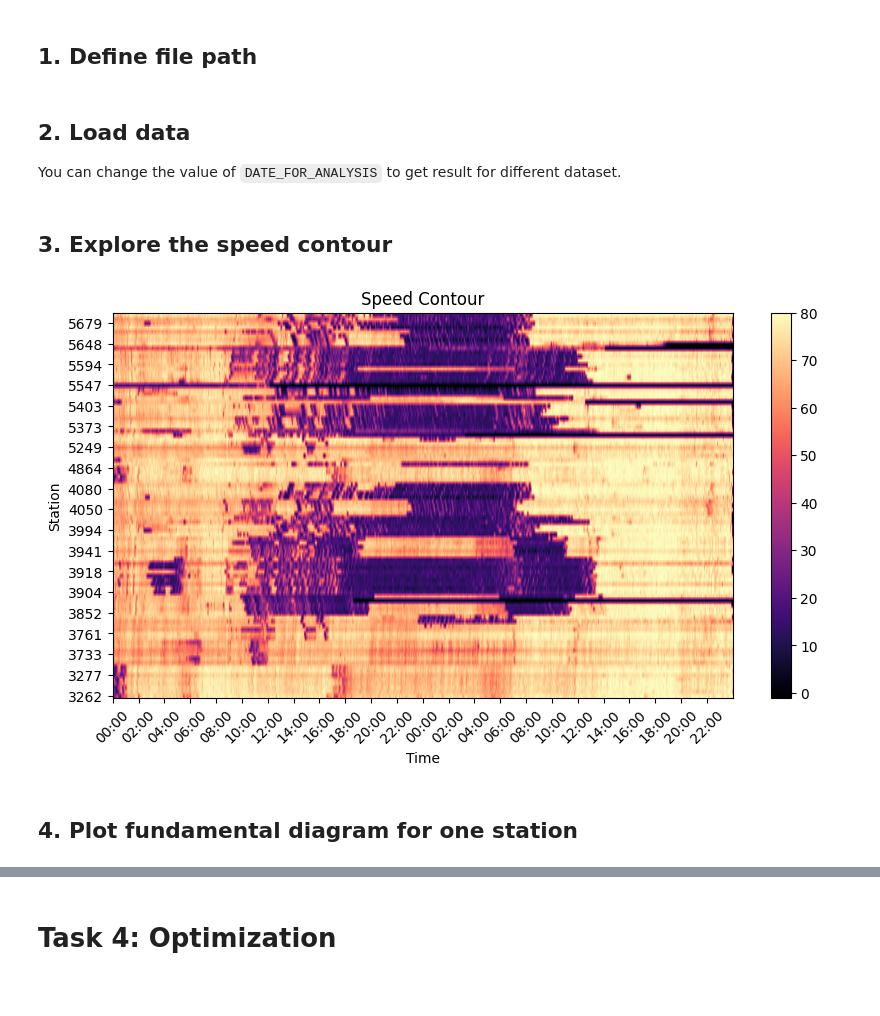
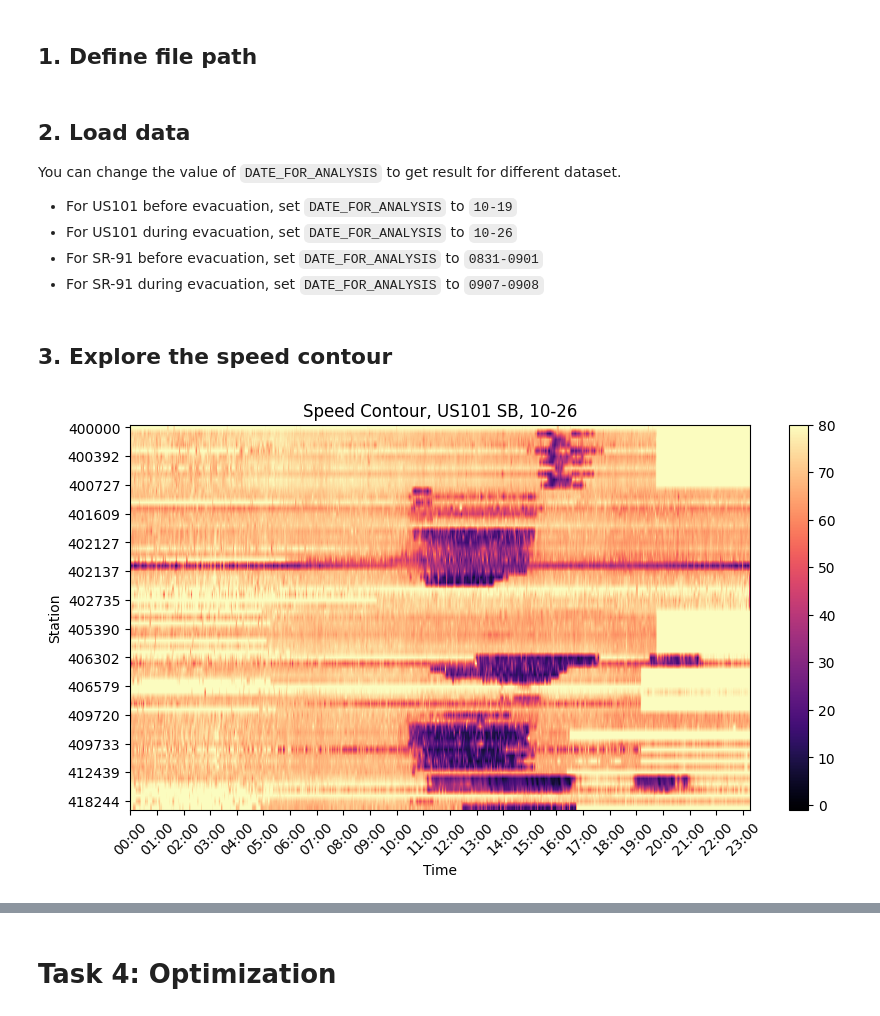
Before and after one commit to jingxuehan0707/ce593, a Jupyter notebook: project_task_03.ipynb, the cells around one changed output, grey strips where cells are left out. Drawn from its saved outputs; the diff is of its cells as text; code cells hidden in the pictures.

```diff
--- a/project_task_03.ipynb
+++ b/project_task_03.ipynb
@@ -36,6 +36,11 @@ v_fitted_0907_0908_path = "SR_91_Bottleneck_B_150-200/v_fitted_0907-0908.csv"
 ## 2. Load data
 
 You can change the value of `DATE_FOR_ANALYSIS` to get result for different dataset.
+
+* For US101 before evacuation, set `DATE_FOR_ANALYSIS` to `10-19`
+* For US101 during evacuation, set `DATE_FOR_ANALYSIS` to `10-26`
+* For SR-91 before evacuation, set `DATE_FOR_ANALYSIS` to `0831-0901`
+* For SR-91 during evacuation, set `DATE_FOR_ANALYSIS` to `0907-0908`
 # %%
 # US101SB
 # 10-19
@@ -58,8 +63,10 @@ speed_contour_0907_0908 = pd.read_csv(speed_contour_0907_0908_path)
 density_contour_0907_0908 = pd.read_csv(density_contour_0907_0908_path)
 
 # Speed Contour for analysis
-# DATE_FOR_ANALYSIS = "10-26"
-DATE_FOR_ANALYSIS = "0907-0908"
+DATE_FOR_ANALYSIS = "10-26"
+# DATE_FOR_ANALYSIS = "10-19"
+# DATE_FOR_ANALYSIS = "0907-0908"
+# DATE_FOR_ANALYSIS = "0831-0901"
 if DATE_FOR_ANALYSIS == "10-19":
     speed_contour = speed_contour_10_19
     volume_contour = volume_contour_10_19
@@ -96,30 +104,43 @@ stations = [col for col in speed_contour.columns
             if ((speed_contour[col] < SPEED_JAMMED) & (speed_contour[col] > 0)).any()]
 speed_contour_jammed = speed_contour[stations]
 # %%
+dates = speed_contour_jammed.index
+
 # Plot the speed contour as heatmap, date as x-axis, stations as y-axis, cell value as color (speed)
 plt.figure(figsize=(10, 5))
-plt.imshow(speed_contour_jammed.T, aspect='auto', cmap='magma', origin='lower', interpolation='bilinear')
 
-# Generate hourly labels
-dates = speed_contour_jammed.index
-if DATE_FOR_ANALYSIS in ["10-19", "10-26"]:
+# Determine the time range and labels based on the date for analysis
+if DATE_FOR_ANALYSIS in ["10-19", "10-26"]:  # 24 hours for US101SB
+    plt.imshow(speed_contour_jammed.T, aspect='auto', cmap='magma', origin='upper', interpolation='bilinear')
     hourly_labels = pd.date_range(start='00:00:00', end='23:59:00', freq='H')
-elif DATE_FOR_ANALYSIS in ["0831-0901", "0907-0908"]:
+    xticks = np.arange(0, len(dates), 120)
+    title = f'Speed Contour, US101 SB, {DATE_FOR_ANALYSIS}'
+    # Set x-axis labels
+    plt.xticks(ticks=xticks, labels=hourly_labels.strftime('%H:%M'), rotation=45)
+elif DATE_FOR_ANALYSIS in ["0907-0908"]:  # 48 hours for SR_91_Bottleneck_B_150-200
+    plt.imshow(speed_contour_jammed.T, aspect='auto', cmap='magma', origin='lower', interpolation='bilinear')
     hourly_labels = pd.date_range(start='2017-09-07 00:00:00', end='2017-09-08 23:59:00', freq='2H')
+    xticks = np.arange(0, len(dates) - 1, 120)
+    title = f'Speed Contour, SR-91, {DATE_FOR_ANALYSIS}'
+    # Set x-axis labels
+    plt.xticks(ticks=xticks, labels=hourly_labels.strftime('%H:%M'), rotation=45)
+elif DATE_FOR_ANALYSIS in ["0831-0901"]:
+    plt.imshow(speed_contour_jammed.T, aspect='auto', cmap='magma', origin='lower', interpolation='bilinear')
+    title = f'Speed Contour, SR-91, {DATE_FOR_ANALYSIS}'
+    xticks = np.arange(0, len(dates), 60)
+    hourly_labels = [dates.strftime('%H:%M')[i] for i in xticks]
+    plt.xticks(ticks=xticks, labels=hourly_labels, rotation=45)
 
-# Set x-axis labels to hourly
-if DATE_FOR_ANALYSIS in ["10-19", "10-26"]:
-    plt.xticks(ticks=np.arange(0, len(dates), 120), labels=hourly_labels.strftime('%H:%M'), rotation=45)
-elif DATE_FOR_ANALYSIS in ["0831-0901", "0907-0908"]:
-    plt.xticks(ticks=np.arange(0, len(dates) - 1, 120), labels=hourly_labels.strftime('%H:%M'), rotation=45)
-plt.yticks(ticks=np.arange(0, len(stations),5), labels=stations[::5])
+# Set y-axis labels
+plt.yticks(ticks=np.arange(0, len(stations), 5), labels=stations[::5])
+
 # Show color map
-plt.title('Speed Contour')
+plt.colorbar()
+
+# Set title and labels
+plt.title(title)
 plt.xlabel('Time')
 plt.ylabel('Station')
-plt.colorbar()
 plt.show()
 # %% [output]
-[figure, old version]
+[figure, new version]
-# %% [markdown]
-## 4. Plot fundamental diagram for one station
```
Also changed, not shown: parts of 10 cells of this notebook, 6 other files.
